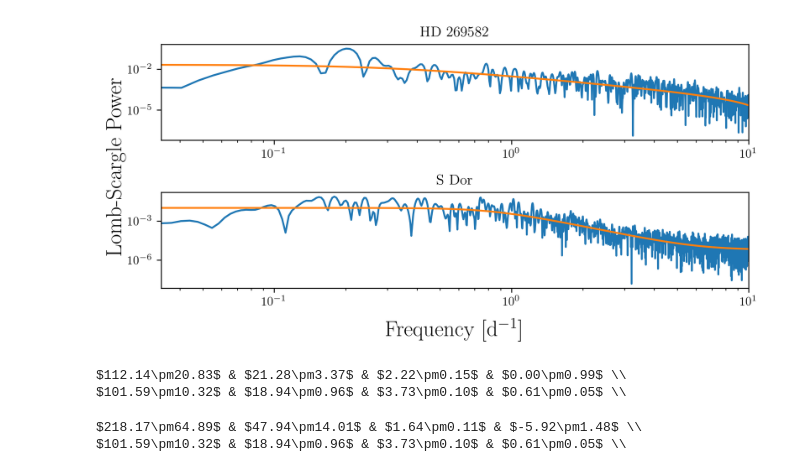
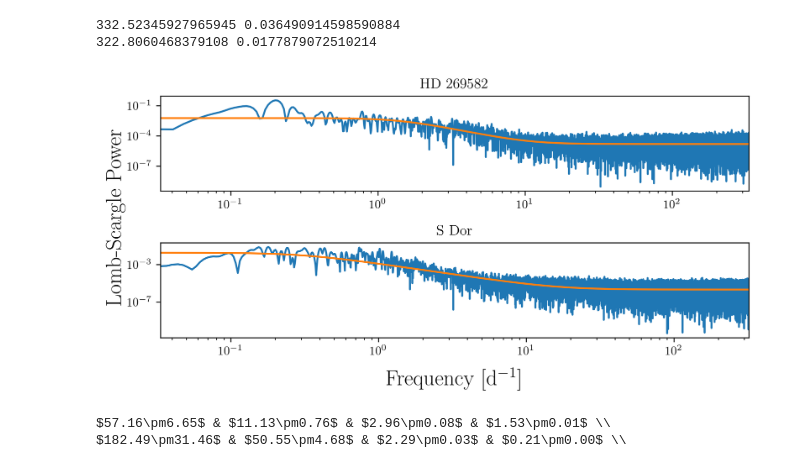
Before and after one commit to tzdwi/TESS, a Jupyter notebook: code/LBV_noise.ipynb, the cells around one changed output. Drawn from its saved outputs; the diff is of its cells as text; code cells hidden in the pictures.

```diff
--- a/code/LBV_noise.ipynb
+++ b/code/LBV_noise.ipynb
@@ -30,57 +30,55 @@ for i,tid in enumerate(lbv_tics):
     ax = axes[i]
     time, flux = lc['Time'], lc['Flux']
 
+    pseudo_NF = 0.5 / (np.mean(np.diff(time)))
+    rayleigh = 1.0 / (np.max(time)-np.min(time))
+    print(pseudo_NF,rayleigh)
+
     ls = LombScargle(time, flux)
     f, p = ls.autopower(minimum_frequency=1.0/30.0,
-                    maximum_frequency=1.0/0.1)
-
+                    maximum_frequency=pseudo_NF)
 
     p0 = [1e-3, 1.0, 2.0, 1e-5]
     bounds = (-np.inf,np.inf)
-
     popt, pcov = curve_fit(log_noise, f, np.log10(p), bounds=bounds, p0=p0)
     popts.append(popt)
     pcovs.append(pcov)
     ax.loglog(f, p, label='Lomb-Scargle')
-    ffit = np.linspace(1.0/30.0,1.0/0.1,1000)
+    ffit = np.linspace(1.0/30.0,pseudo_NF,10000)
     ax.loglog(ffit,noise_func(ffit,*popt),label='Fit')
-    ax.set(title=fname, xlim=(1.0/30.0,1.0/0.1))
+    ax.set(title=fname, xlim=(1.0/30.0,pseudo_NF))
     if fname == 'S Dor':
         ax.legend()
 
 
 labax = fig.add_subplot(111)
 labax.spines['top'].set_color('none')
 labax.spines['bottom'].set_color('none')
 labax.spines['left'].set_color('none')
 labax.spines['right'].set_color('none')
 labax.tick_params(labelcolor='w', top=False, bottom=False, left=False, right=False)
 labax.set(xlabel='Frequency [d$^{-1}$]', ylabel='Lomb-Scargle Power')
 labax.set_zorder(-1)
 fig.tight_layout()
 
 labax.xaxis.label.set_size(18)
 labax.yaxis.label.set_size(18)
 for tick in labax.xaxis.get_major_ticks():
     tick.label.set_fontsize(14)
 for tick in labax.yaxis.get_major_ticks():
     tick.label.set_fontsize(14)
 
 plt.savefig('../plots/lbv_noise_fits.pdf')
 popts = np.array(popts)
 pcovs = np.array(pcovs)
 perrs = np.array([np.sqrt(np.diag(pcov)) for pcov in pcovs])
 # %% [output]
+332.52345927965945 0.036490914598590884
+322.8060468379108 0.0177879072510214
-[figure, old version]
+[figure, new version]
 # %%
 for pars,errs in zip(popts,perrs):
-    print('${0:.2f}\pm{1:.2f}$ & ${2:.2f}\pm{3:.2f}$ & ${4:.2f}\pm{5:.2f}$ & ${6:.2f}\pm{7:.2f}$ \\\\'.format(pars[0]/1e-4,errs[0]/1e-4,pars[1]/1e-2,errs[1]/1e-2,pars[2],errs[2],pars[3]/1e-5,errs[3]/1e-5).replace('e','\\times10^{'))
+    print('${0:.2f}\pm{1:.2f}$ & ${2:.2f}\pm{3:.2f}$ & ${4:.2f}\pm{5:.2f}$ & ${6:.2f}\pm{7:.3f}$ \\\\'.format(pars[0]/1e-4,errs[0]/1e-4,pars[1]/1e-2,errs[1]/1e-2,pars[2],errs[2],pars[3]/1e-5,errs[3]/1e-5).replace('e','\\times10^{'))
 # %% [output]
-$112.14\pm20.83$ & $21.28\pm3.37$ & $2.22\pm0.15$ & $0.00\pm0.99$ \\
-$101.59\pm10.32$ & $18.94\pm0.96$ & $3.73\pm0.10$ & $0.61\pm0.05$ \\
+$57.16\pm6.65$ & $11.13\pm0.76$ & $2.96\pm0.08$ & $1.53\pm0.01$ \\
+$182.49\pm31.46$ & $50.55\pm4.68$ & $2.29\pm0.03$ & $0.21\pm0.00$ \\
-# %%
-for pars,errs in zip(popts,perrs):
-    print('${0:.2f}\pm{1:.2f}$ & ${2:.2f}\pm{3:.2f}$ & ${4:.2f}\pm{5:.2f}$ & ${6:.2f}\pm{7:.2f}$ \\\\'.format(pars[0]/1e-4,errs[0]/1e-4,pars[1]/1e-2,errs[1]/1e-2,pars[2],errs[2],pars[3]/1e-5,errs[3]/1e-5).replace('e','\\times10^{'))
-# %% [output]
-$218.17\pm64.89$ & $47.94\pm14.01$ & $1.64\pm0.11$ & $-5.92\pm1.48$ \\
-$101.59\pm10.32$ & $18.94\pm0.96$ & $3.73\pm0.10$ & $0.61\pm0.05$ \\
```
Also changed, not shown: 10 other files.
